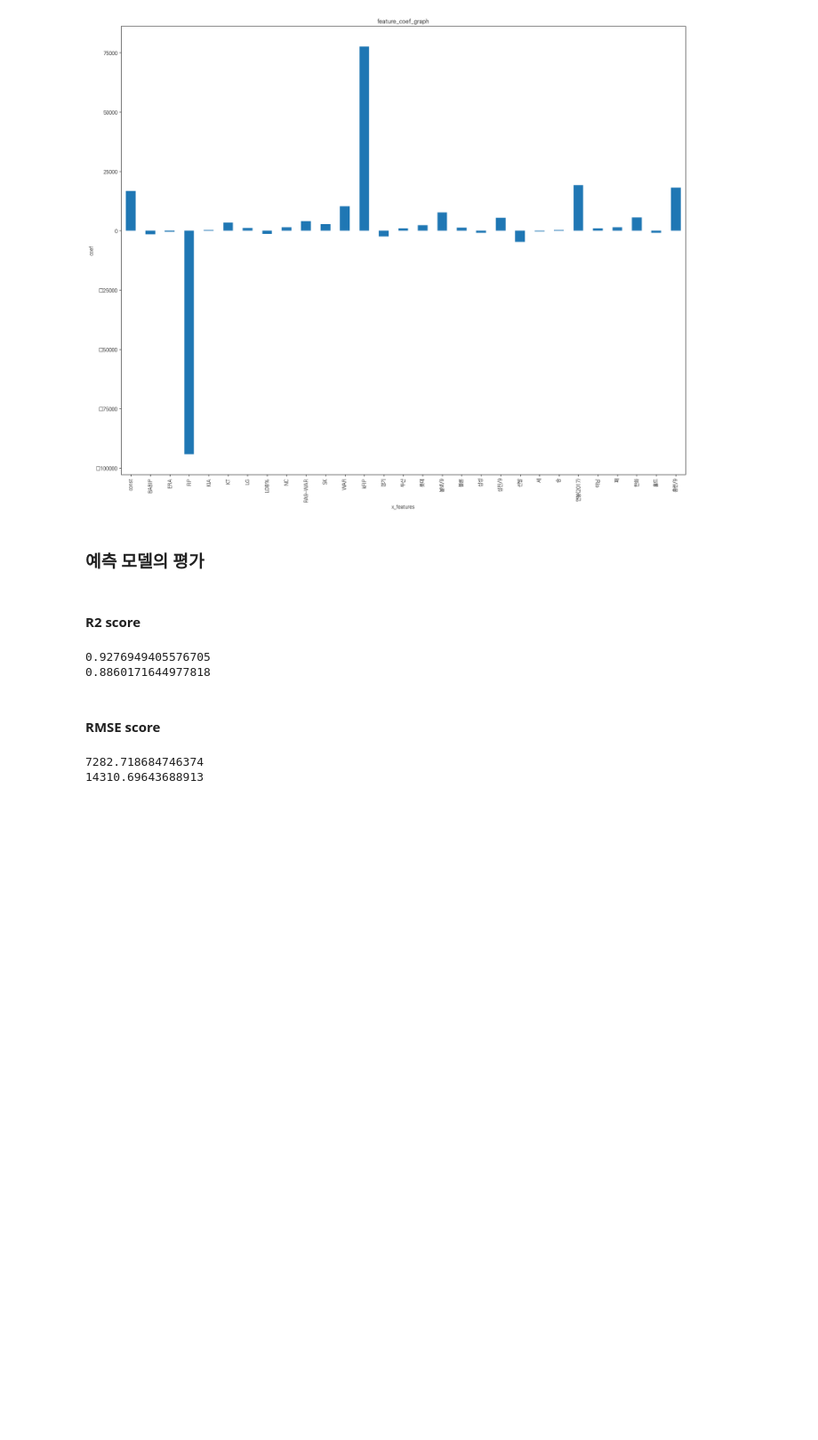
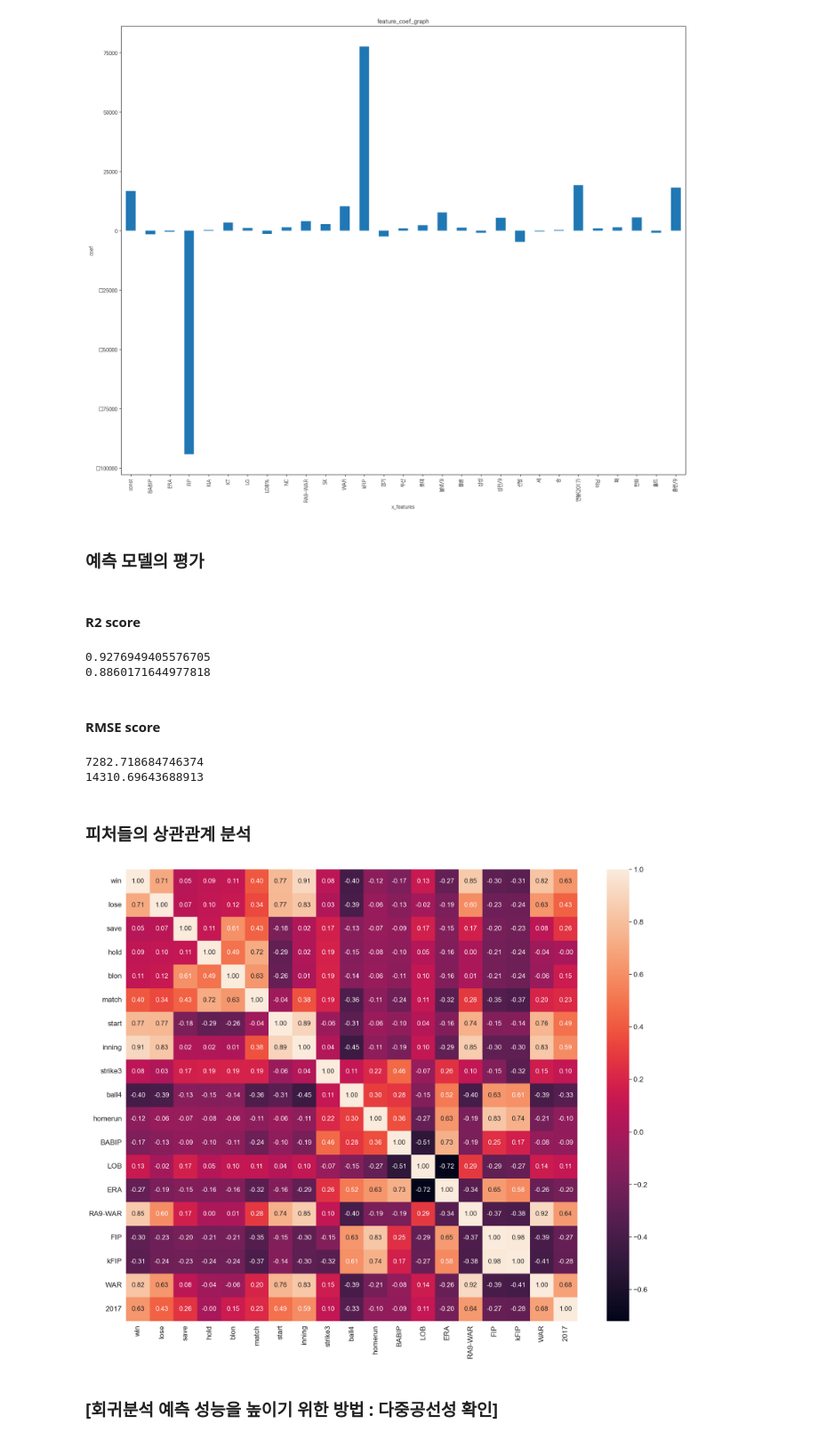
Before and after one commit to Ahyun0326/data_science, a Jupyter notebook: 연봉 예측 분석.ipynb, the cells around one changed output. Shown: that part at 89% size. Drawn from its saved outputs; the diff is of its cells as text; code cells hidden in the pictures; blank space fills up the shorter version.

```diff
--- a/연봉 예측 분석.ipynb
+++ b/연봉 예측 분석.ipynb
@@ -321,3 +321,32 @@ print(sqrt(mean_squared_error(y_test, y_predictions)))  # test RMSE score를 출
 # %% [output]
 7282.718684746374
 14310.69643688913
+# %% [markdown]
+### 피처들의 상관관계 분석
+# %%
+import seaborn as sns
+
+# 피처들의 상관관계 행렬을 계산한다.
+corr = picher_df[scale_columns].corr(method='pearson')
+show_cols = ['win', 'lose', 'save', 'hold', 'blon', 'match', 'start',
+             'inning', 'strike3', 'ball4', 'homerun', 'BABIP', 'LOB',
+             'ERA', 'RA9-WAR', 'FIP', 'kFIP', 'WAR', '2017']
+
+# corr 행렬 히트맵을 시각화
+plt.rc('font', family='KoPubDotum Light')
+sns.set(font_scale=1.5)
+hm = sns.heatmap(corr.values,
+                cbar = True,
+                annot = True,
+                square = True,
+                fmt = '.2f',
+                annot_kws={'size':15},
+                yticklabels=show_cols,
+                xticklabels=show_cols)
+
+plt.tight_layout()
+plt.show()
+# %% [output]
+[figure, added]
+# %% [markdown]
+### [회귀분석 예측 성능을 높이기 위한 방법 : 다중공선성 확인]
```
Also changed, not shown: parts of 13 cells of this notebook.
